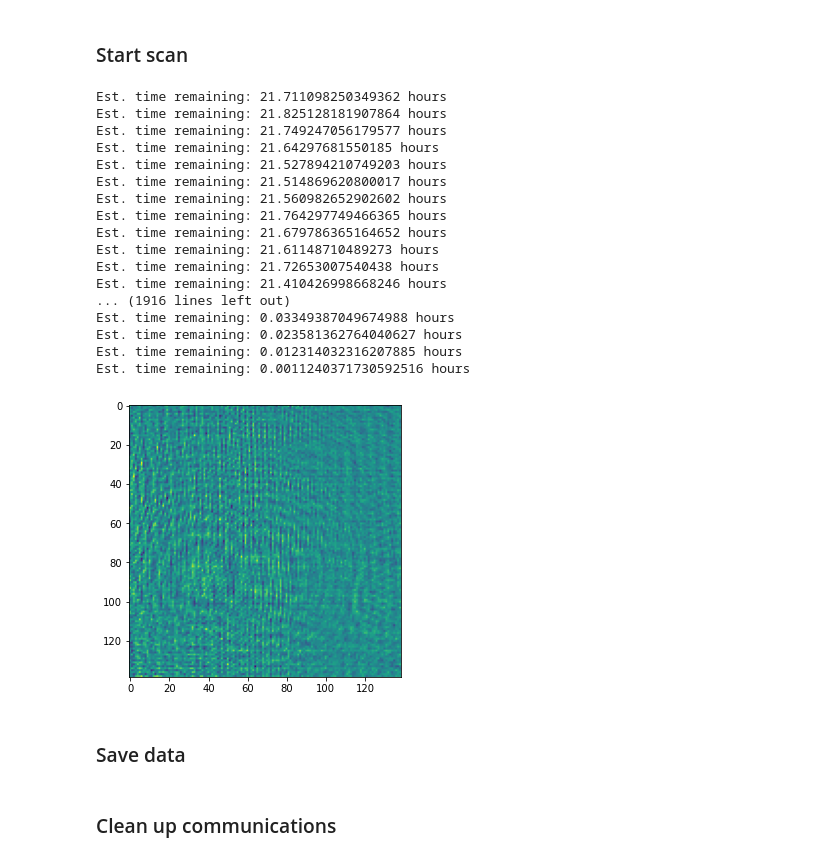
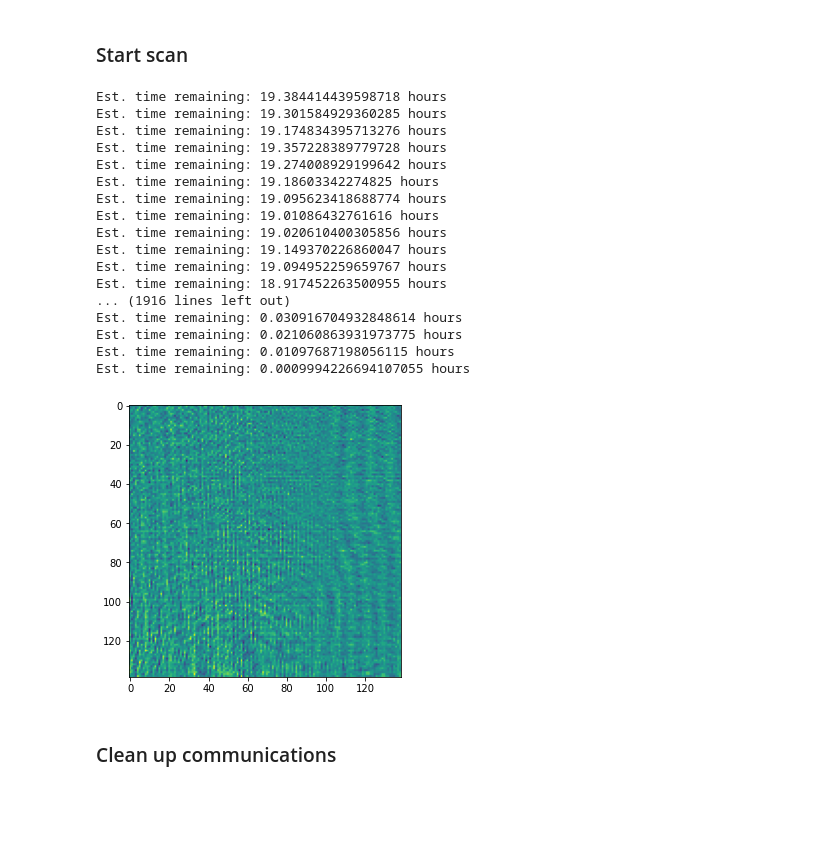
Before and after one commit to aaronvd/twi_experiments, a Jupyter notebook: Preliminary Scripts/scan_script.ipynb, the cells around one changed output. Drawn from its saved outputs; the diff is of its cells as text; code cells hidden in the pictures; blank space fills up the shorter version.

Commit message:
Added function for sweeping over L for numerical focusing. Replacing scan_script with vertical scanning script.

```diff
--- a/Preliminary Scripts/scan_script.ipynb
+++ b/Preliminary Scripts/scan_script.ipynb
@@ -26,7 +26,7 @@ GHz   = 1.0E9
 # %%
 scan = types.SimpleNamespace()
 
-scan.z_offset = 760 # distance from stage to target, mm. CHECK THIS
+scan.z_offset = 600 # distance from stage to target, mm. CHECK THIS
 
 xrange = 1500 # x length of stage, mm
 yrange = 1500 # y length of stage, mm
@@ -41,12 +41,14 @@ dstep = lam_min/2 * 1000 # mm
 scan.IFBW = 1000
 scan.calfile = 'green_cables_22-10-27'
 scan.power = 0
-savename = 'resolution_target'
+savepath = '../../Data/'
+savename = 'resolution_target_vertical_yscan'
 scan.sParMeas = 'S12'
 speedmms = 25
 
 scan.notes = []
-scan.notes.append('13 metal spheres in triangular patter, with varying spacing.')
+scan.notes.append('Wall with studs, wires, empty PVC pipes, and light switch.')
+scan.notes.append('No drywall.')
 
 print('IFBW = {} \nCalibration File = {} \nPower = {} dBm \nMeasuring {}'.format(scan.IFBW, scan.calfile, scan.power, scan.sParMeas))
 # %% [output]
@@ -128,54 +130,55 @@ stage.move_x_absolute(scan.X[0,0])
 stage.move_y_absolute(scan.Y[0,0])
 
 t = time.time()
 stopscomp = 0
 
 x_list = []
 y_list = []
-for yn in range(scan.Y.shape[0]):
-    direction = 2*np.mod(yn+1, 2) - 1
+for xn in range(scan.X.shape[0]):
+    direction = 2*np.mod(xn+1, 2) - 1
     if direction > 0:
-        xindex = np.arange(scan.X.shape[1])
+        yindex = np.arange(scan.Y.shape[1])
     else:
-        xindex = np.flip(np.arange(scan.X.shape[1]))
+        yindex = np.flip(np.arange(scan.Y.shape[1]))
 
-    for xn in xindex:
+    for yn in yindex:
         x = scan.X[yn, xn]
         y = scan.Y[yn, xn]
         stage.move_x_absolute(x)
         stage.move_y_absolute(y)
         time.sleep(sleepy_time)
 
         scan.measurements[yn,xn,:] = vc.VNA_read(vna, scan.sParMeas)
 
         stopscomp += 1
 
         timere = (stops - stopscomp) * (time.time()-t)/3600
         if stopscomp%10==0:
             print('Est. time remaining: {} hours'.format(timere))
         t = time.time()
 
 plt.figure(figsize=(5,5))
 plt.imshow(np.real(scan.measurements[:,:,0]))
 plt.show()
+
+scipy.io.savemat('{}{}_{}.mat'.format(savepath, savename, datetime.datetime.now().strftime('%Y-%m-%d')),
+                                      scan.__dict__)
 # %% [output]
-Est. time remaining: 21.711098250349362 hours
-Est. time remaining: 21.825128181907864 hours
-Est. time remaining: 21.749247056179577 hours
-Est. time remaining: 21.64297681550185 hours
-Est. time remaining: 21.527894210749203 hours
-Est. time remaining: 21.514869620800017 hours
-Est. time remaining: 21.560982652902602 hours
-Est. time remaining: 21.764297749466365 hours
-Est. time remaining: 21.679786365164652 hours
-Est. time remaining: 21.61148710489273 hours
-Est. time remaining: 21.72653007540438 hours
-Est. time remaining: 21.410426998668246 hours
+Est. time remaining: 19.384414439598718 hours
+Est. time remaining: 19.301584929360285 hours
+Est. time remaining: 19.174834395713276 hours
+Est. time remaining: 19.357228389779728 hours
+Est. time remaining: 19.274008929199642 hours
+Est. time remaining: 19.18603342274825 hours
+Est. time remaining: 19.095623418688774 hours
+Est. time remaining: 19.01086432761616 hours
+Est. time remaining: 19.020610400305856 hours
+Est. time remaining: 19.149370226860047 hours
+Est. time remaining: 19.094952259659767 hours
+Est. time remaining: 18.917452263500955 hours
 ... (1916 lines left out)
-Est. time remaining: 0.03349387049674988 hours
-Est. time remaining: 0.023581362764040627 hours
-Est. time remaining: 0.012314032316207885 hours
-Est. time remaining: 0.0011240371730592516 hours
+Est. time remaining: 0.030916704932848614 hours
+Est. time remaining: 0.021060863931973775 hours
+Est. time remaining: 0.01097687198056115 hours
+Est. time remaining: 0.0009994226694107055 hours
-[figure, old version]
+[figure, new version]
-# %% [markdown]
-### Save data
```
Also changed, not shown: parts of 3 cells of this notebook, 1 other file.
